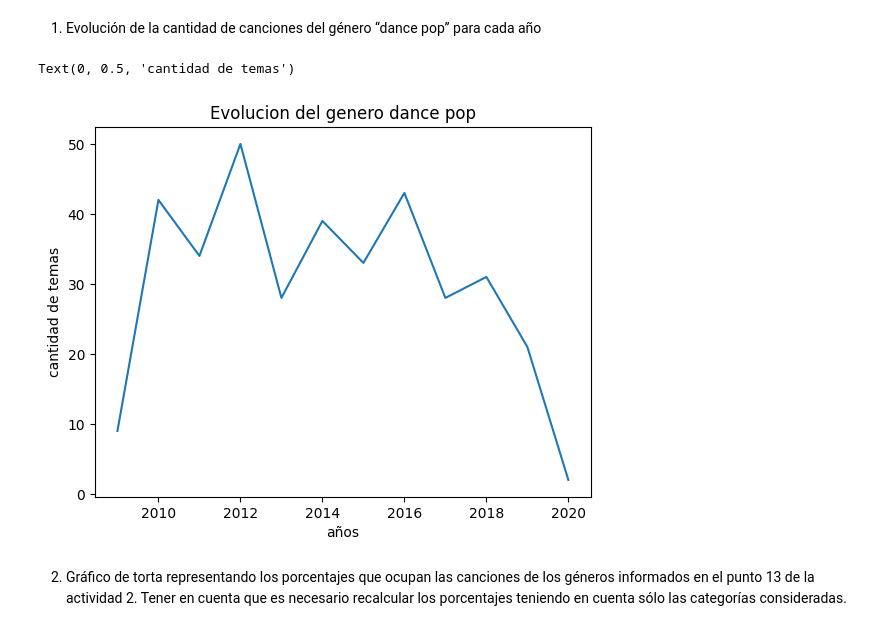
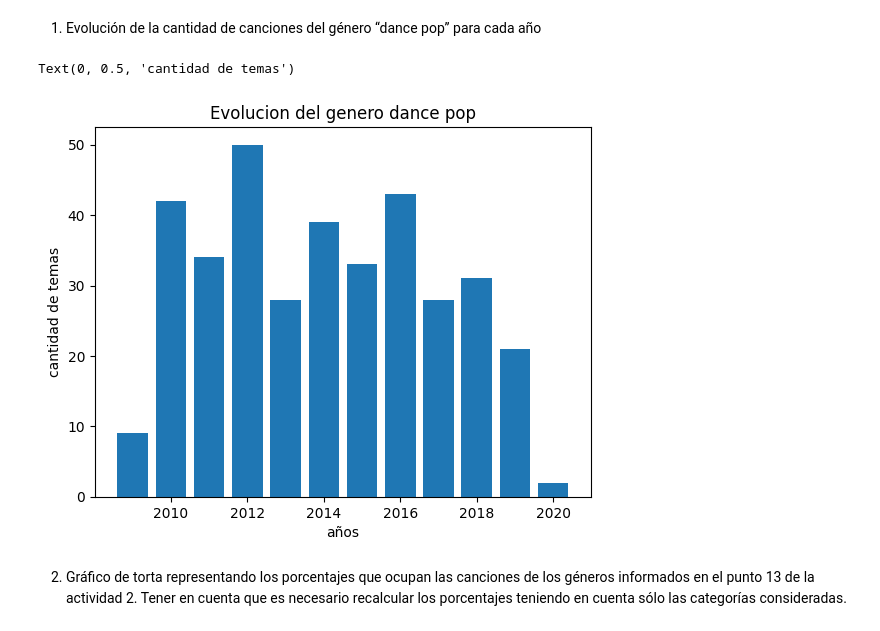
Before and after one commit to rubenegomez/Trabajo-Practico-Argentina-Programa-Python, a Jupyter notebook: Trabajo practico.ipynb, the cells around one changed output. Drawn from its saved outputs; the diff is of its cells as text; code cells hidden in the pictures.

```diff
--- a/Trabajo practico.ipynb
+++ b/Trabajo practico.ipynb
@@ -808,26 +804,26 @@ data[data.duplicated(keep="first")]
 # %%
 import pandas as pd
 import matplotlib.pyplot as plt
 import seaborn as sns
 
 
 nombre_archivo = "Spotify 2010 - 2021 Top 100.csv"
 
 def leer_archivo(nombre_archivo):
     data = pd.read_csv(nombre_archivo, sep=",")
     return data
 data = leer_archivo(nombre_archivo)
 x = [2009, 2010, 2011, 2012, 2013, 2014, 2015, 2016, 2017, 2018, 2019, 2020]
 y = [9, 42, 34, 50, 28, 39, 33, 43, 28, 31, 21, 2]
 
 fig, ax = plt.subplots()
-ax.plot(x, y)
+ax.bar(x, y)
 ax.set_title("Evolucion del genero dance pop")
 ax.set_xlabel("años")
 ax.set_ylabel("cantidad de temas")
 # %% [output]
 Text(0, 0.5, 'cantidad de temas')
-[figure, old version]
+[figure, new version]
 # %% [markdown]
 2. Gráfico de torta representando los porcentajes que ocupan las canciones de los
 géneros informados en el punto 13 de la actividad 2. Tener en cuenta que es
```
Also changed, not shown: parts of 6 cells of this notebook, 4 other files.
